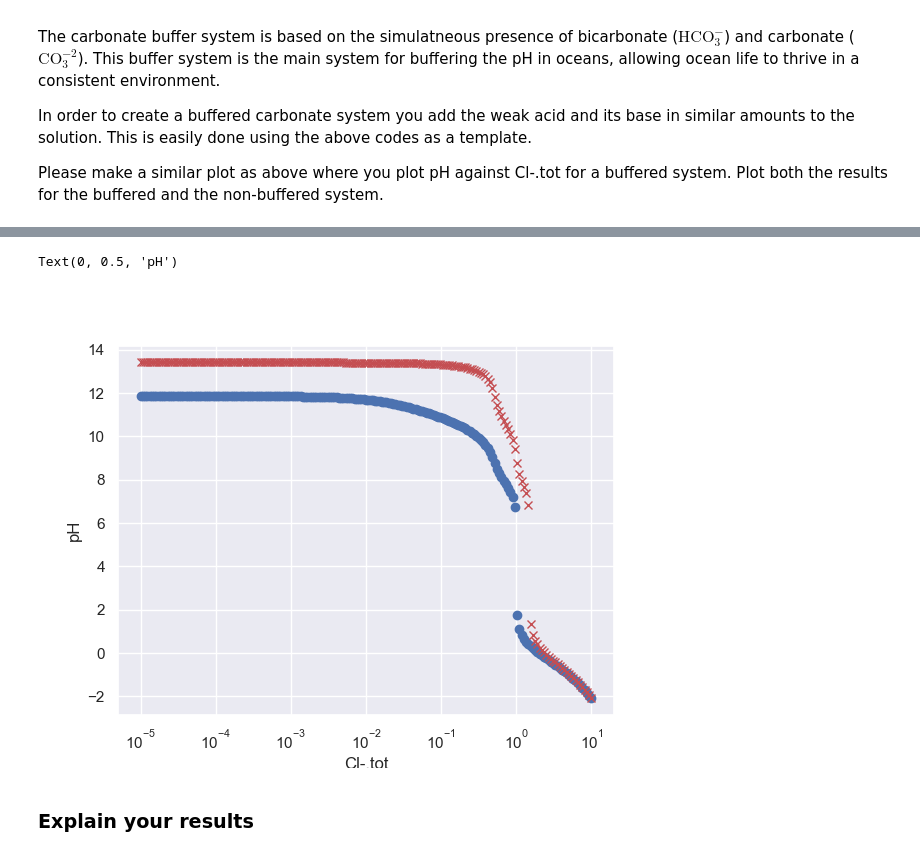
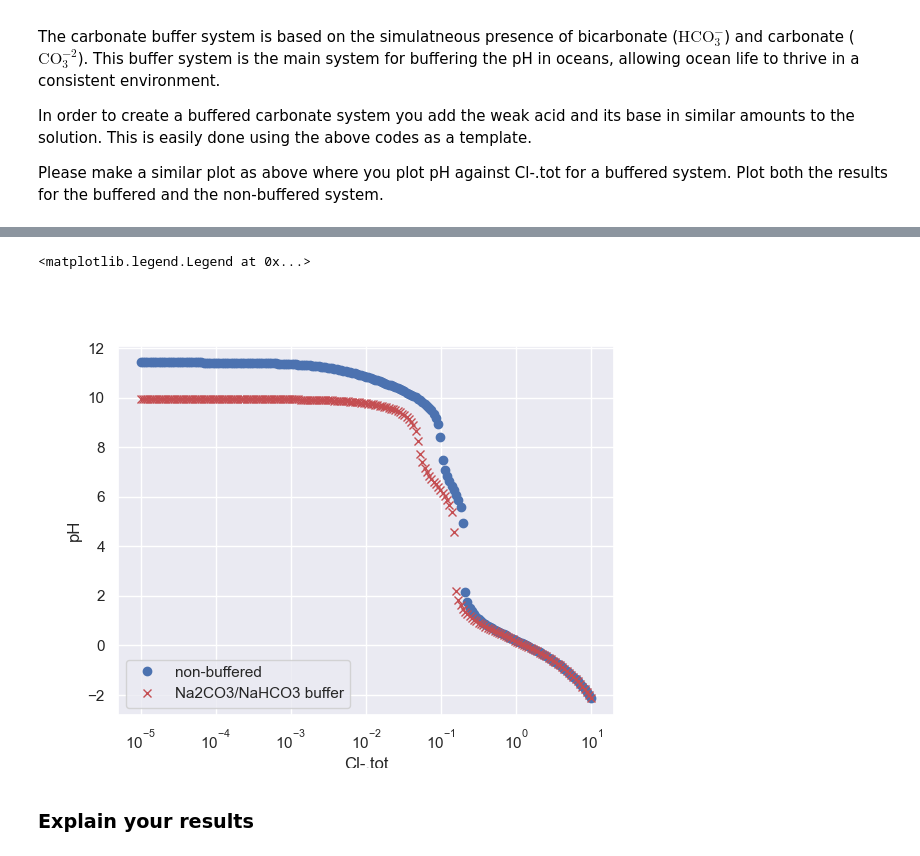
Before and after one commit to theim101/oit_chemistry_for_earth_sciences, a Jupyter notebook: chemistry_book/content/week 4.2/Week 4.2_Tutorial-1-ChemicalBuffersSystems/Tutorial 1_Carbonate_Buffer_System.ipynb, the cells around one changed output, grey strips where cells are left out. Saved outputs shown, nothing was run; the diff lists cells and outputs as text; code cells hidden in the pictures.

Commit message:
20260608 worked on travertine example, and buffer examples

```diff
--- a/chemistry_book/content/week 4.2/Week 4.2_Tutorial-1-ChemicalBuffersSystems/Tutorial 1_Carbonate_Buffer_System.ipynb
+++ b/chemistry_book/content/week 4.2/Week 4.2_Tutorial-1-ChemicalBuffersSystems/Tutorial 1_Carbonate_Buffer_System.ipynb
@@ -211,7 +211,7 @@ with chdir(orchestra_path):
                         'H2CO3.tot', 'H2CO3.con', 'H2CO3.logact', 'H2CO3.diss',
                         'Cl-.tot', 'Cl-.con', 'Cl-.logact', 'Cl-.diss',
                         'Na+.tot', 'Na+.con', 'Na+.logact', 'Na+.diss',
-                        'NaCO3-.con', 'NaHCO+.con',
+                        'NaCO3-.con', 'NaHCO3.con',
                         'I', 'chargebalance', 'watervolume', 'gasvolume','pressure' ])
 
     # Associate a variable with the pyOrchestra.ORCHESTRA() class
@@ -253,14 +253,14 @@ A non buffered system has only the acid or only the base component of the buffer
 IN = np.array([np.ones_like(InVars)]).astype(float)
 
 # Define initial conditions
-CO32_ini = 0.5 #0.3 # moles
-Na_ini = 1.0 # moles This implies that we have added 0.5 mol/l Na2CO3
+CO32_ini = 0.1 #0.3 # moles
+Na_ini = 0.2 # moles This implies that we have added 1 mol/l Na2CO3
 
 IN[0][np.where(InVars == 'CO3-2.tot')] = CO32_ini # moles
 IN[0][np.where(InVars == 'Na+.tot')] = Na_ini # moles
 IN[0][np.where(InVars == 'Cl-.tot')] = 1e-20 # No Chloride (initial conditions)
 IN[0][np.where(InVars == 'watervolume')] = 1.0 # 1 liter
-IN[0][np.where(InVars == 'gasvolume')] = 1.0 # 1 liter
+IN[0][np.where(InVars == 'gasvolume')] = 0.0 # 1 liter
 
 # Calculate equilibrium conditions for initial situation
 OUT = p.set_and_calculate(IN)
@@ -404,18 +379,41 @@ Please make a similar plot as above where you plot pH against Cl-.tot for a buff
 IN = np.array([np.ones_like(InVars)]).astype(float)
 
 # Define initial conditions
-CO32_ini = 0.5 #0.3 # moles
-Na_ini = 1.5 # moles This implies that we have added 0.5 mol/l Na2CO3
+# 50% NaHCO3 and 50% Na2CO3
+CO32_ini = 0.1 #
+Na_ini = 0.15 # moles
 
 IN[0][np.where(InVars == 'CO3-2.tot')] = CO32_ini # moles
 IN[0][np.where(InVars == 'Na+.tot')] = Na_ini # No Gypsum (initial conditions)
 IN[0][np.where(InVars == 'Cl-.tot')] = 1e-20 # No Chloride (initial conditions)
 IN[0][np.where(InVars == 'watervolume')] = 1.0 # 1 liter
-IN[0][np.where(InVars == 'gasvolume')] = 1.0 # 1 liter
+IN[0][np.where(InVars == 'gasvolume')] = 0.0 # 1 liter
 
 # Calculate equilibrium conditions for initial situation
 OUT = p.set_and_calculate(IN)
 Res_initial = pd.DataFrame(OUT,columns=OutVars)
 print(Res_initial.T)
+
+# Define the incremental pH change
+
+Cl_range = np.logspace(-5, 1, 201)
+
+#  Prepare an array to store all results from our scenario
+all_Res = np.zeros([len(Cl_range),len(OutVars)])
+
+# loop over pH_Range
+# we use a counter ii in order to store the results
+ii = -1
+for Cl in Cl_range:
+
+    IN[0][np.where(InVars == 'Cl-.tot')] = Cl
+
+    # run ORCHESTRA
+    OUT = p.set_and_calculate(IN)
+    ii = ii + 1
+    all_Res[ii] = OUT[0]
+
+    # Create a dataframe from all_Res
+Res_buffered = pd.DataFrame(all_Res,columns=OutVars)
 # %% [output]
                           0
@@ -478,17 +436,18 @@ Trying better start estimations was successful!!
 # %%
 # Process output
 # we can easily make the plot
 fig4,ax4 = plt.subplots()
 # sns.scatterplot(data = Res_Simulation[['Cl-.tot','pH']],x = 'Cl-.tot', y='pH', ax=ax1)
 ax4.plot(Res_non_buffered['Cl-.tot'],Res_non_buffered['pH'],'o')
 ax4.plot(Res_buffered['Cl-.tot'],Res_buffered['pH'],'rx')
 ax4.grid(True)
 ax4.set_xscale('log')
 ax4.set_xlabel('Cl-.tot')
 ax4.set_ylabel(r'pH')
+ax4.legend(['non-buffered', 'Na2CO3/NaHCO3 buffer'])
 # %% [output]
-Text(0, 0.5, 'pH')
+<matplotlib.legend.Legend at 0x...>
-[figure, old version]
+[figure, new version]
 # %% [markdown]
 ### Explain your results
 # %% [markdown]
```
Also changed, not shown: parts of 11 cells of this notebook, 32 other files.
